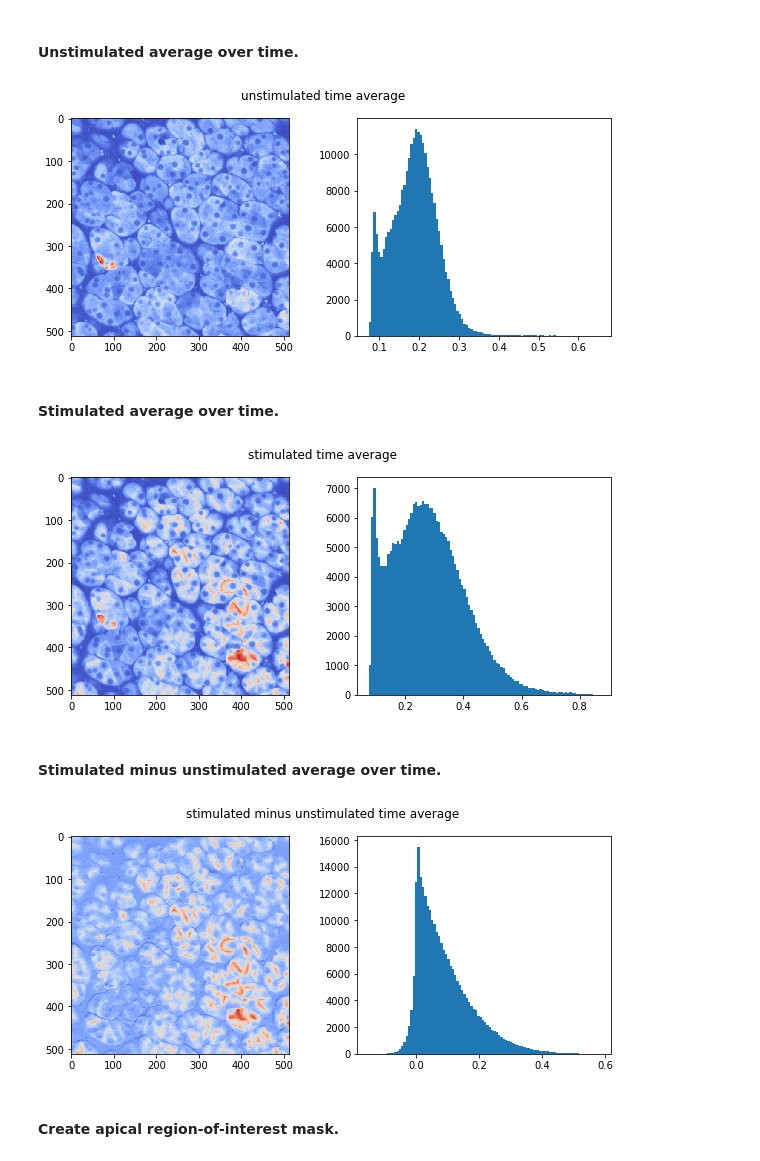
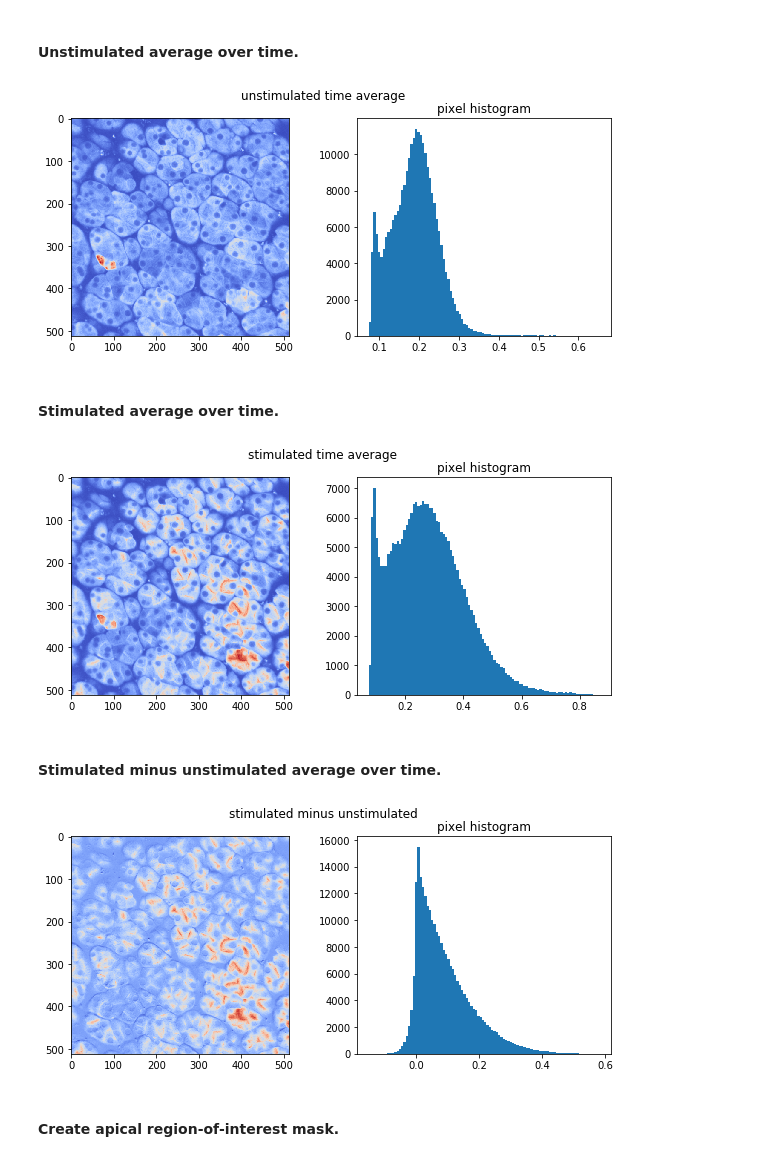
Before and after one commit to jrugis/cell_tools_historical, a Jupyter notebook: IMAGING/notebooks/apical_ROI_plots.ipynb, the cells around one changed output. Drawn from its saved outputs; the diff is of its cells as text; code cells hidden in the pictures.

```diff
--- a/IMAGING/notebooks/apical_ROI_plots.ipynb
+++ b/IMAGING/notebooks/apical_ROI_plots.ipynb
@@ -77,9 +76,10 @@ fig, ax = plt.subplots(nrows=1, ncols=2, figsize = [10, 4])
 fig.suptitle('unstimulated time average')
 ax[0].imshow(M, norm=None, cmap='coolwarm') # image
 ax[1].hist(M.flatten(), bins=100) # histogram
+plt.title("pixel histogram")
 plt.show()
 # %% [output]
-[figure, old version]
+[figure, new version]
 # %% [markdown]
 #### Stimulated average over time.
 # %%
@@ -99,23 +99,25 @@ fig, ax = plt.subplots(nrows=1, ncols=2, figsize = [10, 4])
 fig.suptitle('stimulated time average')
 ax[0].imshow(N, norm=None, cmap='coolwarm') # image
 ax[1].hist(N.flatten(), bins=100) # histogram
+plt.title("pixel histogram")
 plt.show()
 # %% [output]
-[figure, old version]
+[figure, new version]
 # %% [markdown]
 #### Stimulated minus unstimulated average over time.
 # %%
 # difference: stimulated - unstimulated
 O = N - M
 
 # plot image
 fig, ax = plt.subplots(nrows=1, ncols=2, figsize = [10, 4])
-fig.suptitle('stimulated minus unstimulated time average')
+fig.suptitle('stimulated minus unstimulated')
 ax[0].imshow(O, norm=None, cmap='coolwarm') # image
 ax[1].hist(O.flatten(), bins=100) # histogram
+plt.title("pixel histogram")
 plt.show()
 # %% [output]
-[figure, old version]
+[figure, new version]
 # %% [markdown]
 #### Create apical region-of-interest mask.
 # %%
```
Also changed, not shown: parts of 3 cells of this notebook.
